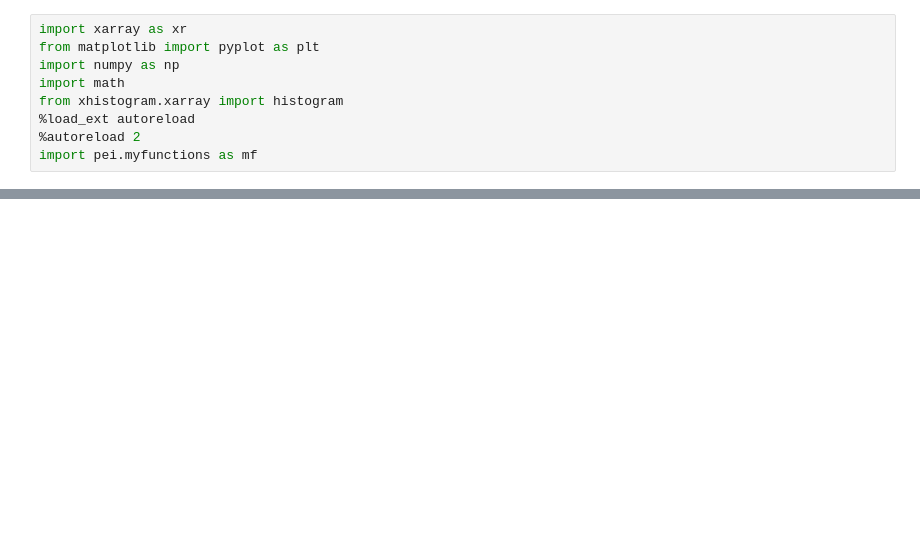
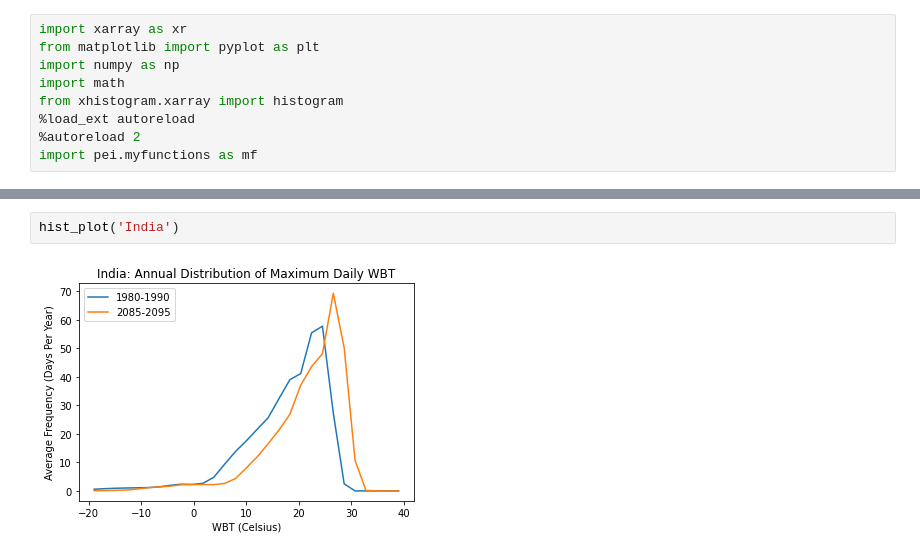
Before and after one commit to KYan19/pei, a Jupyter notebook: notebooks/4.2_WBTPlots.ipynb, the cells around one changed output, grey strips where cells are left out. Cells and saved outputs as stored; diff of their text form; blank space fills up the shorter version.

```diff
--- a/notebooks/4.2_WBTPlots.ipynb
+++ b/notebooks/4.2_WBTPlots.ipynb
@@ -31,0 +130,4 @@ mf.contour_plot(mean_diff,region='Global',title='Difference in Decadal Mean Temp
+# %%
+hist_plot('India')
+# %% [output]
+[figure, added]
```
Also changed, not shown: parts of 22 cells of this notebook, 1 other file.
